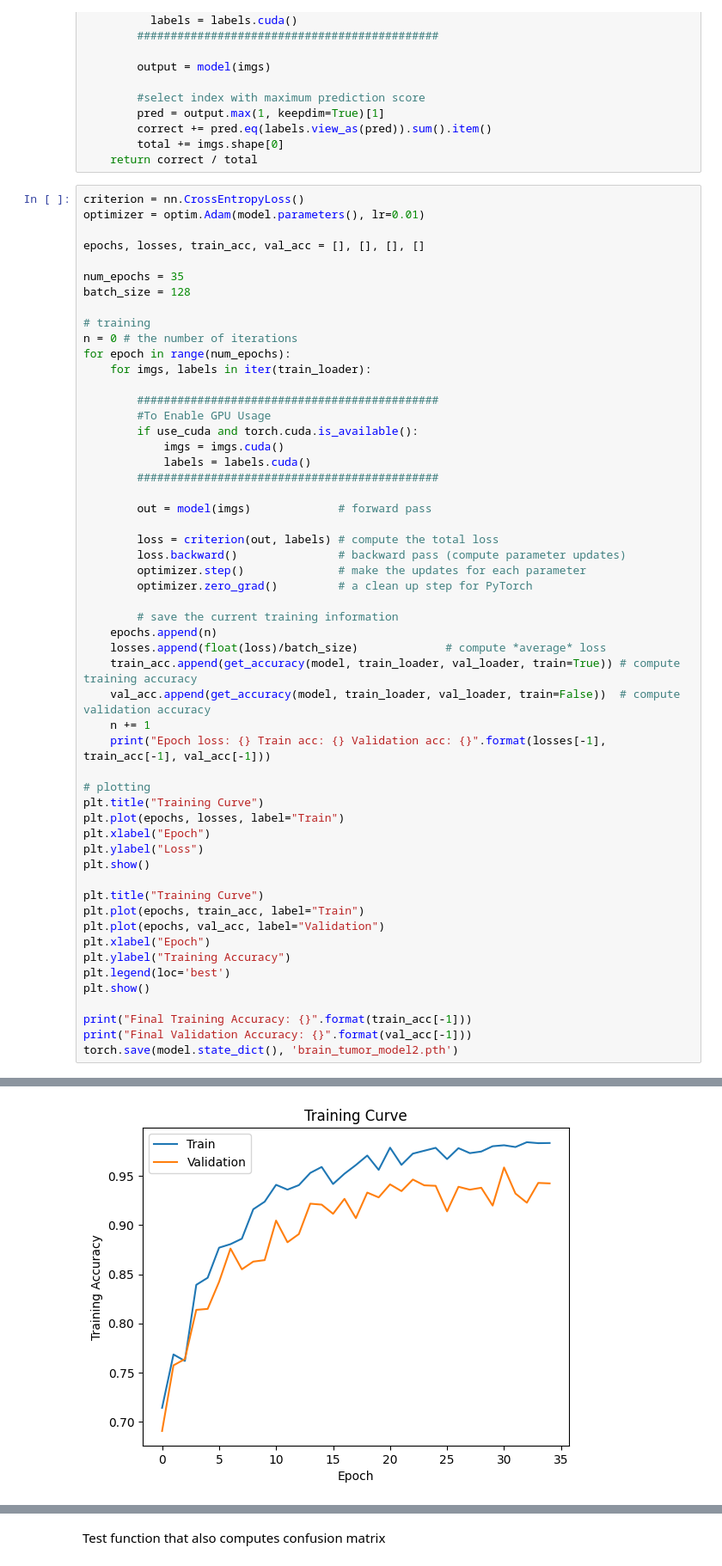
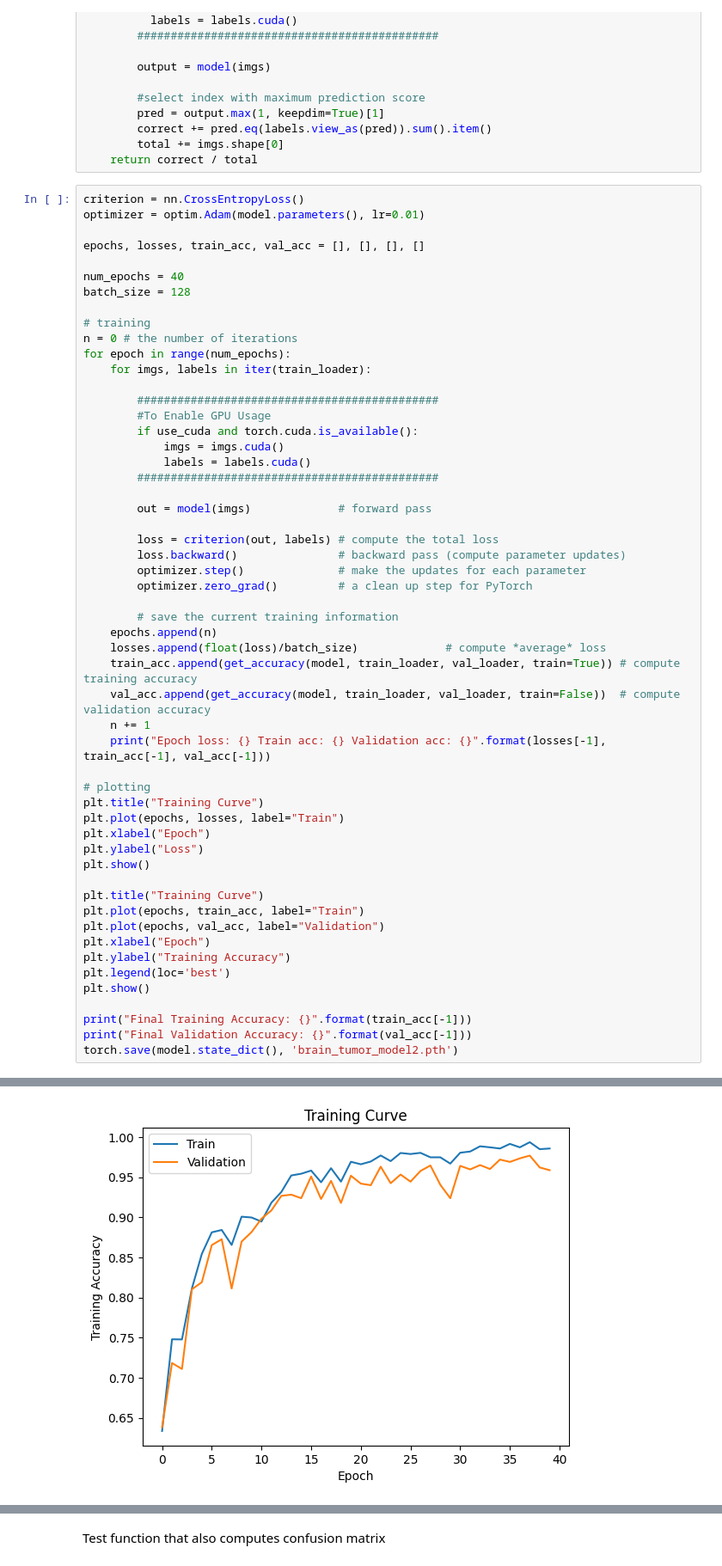
Before and after one commit to aina-damilola/Brain-Tumor-Detection, a Jupyter notebook: Model Creation/Primary Model Final.ipynb, the cells around one changed output, grey strips where cells are left out. Shown at 86% size. Drawn from its saved outputs; the diff is of its cells as text.

```diff
--- a/Model Creation/Primary Model Final.ipynb
+++ b/Model Creation/Primary Model Final.ipynb
@@ -240,7 +243,7 @@ optimizer = optim.Adam(model.parameters(), lr=0.01)
 
 epochs, losses, train_acc, val_acc = [], [], [], []
 
-num_epochs = 35
+num_epochs = 40
 batch_size = 128
 
 # training
@@ -310 +313 @@ Epoch loss: 0.00026526994770392776 Train acc: 0.9836280288146693 Validation acc:
-[figure, old version]
+[figure, new version]
```
Also changed, not shown: parts of 13 cells of this notebook.
